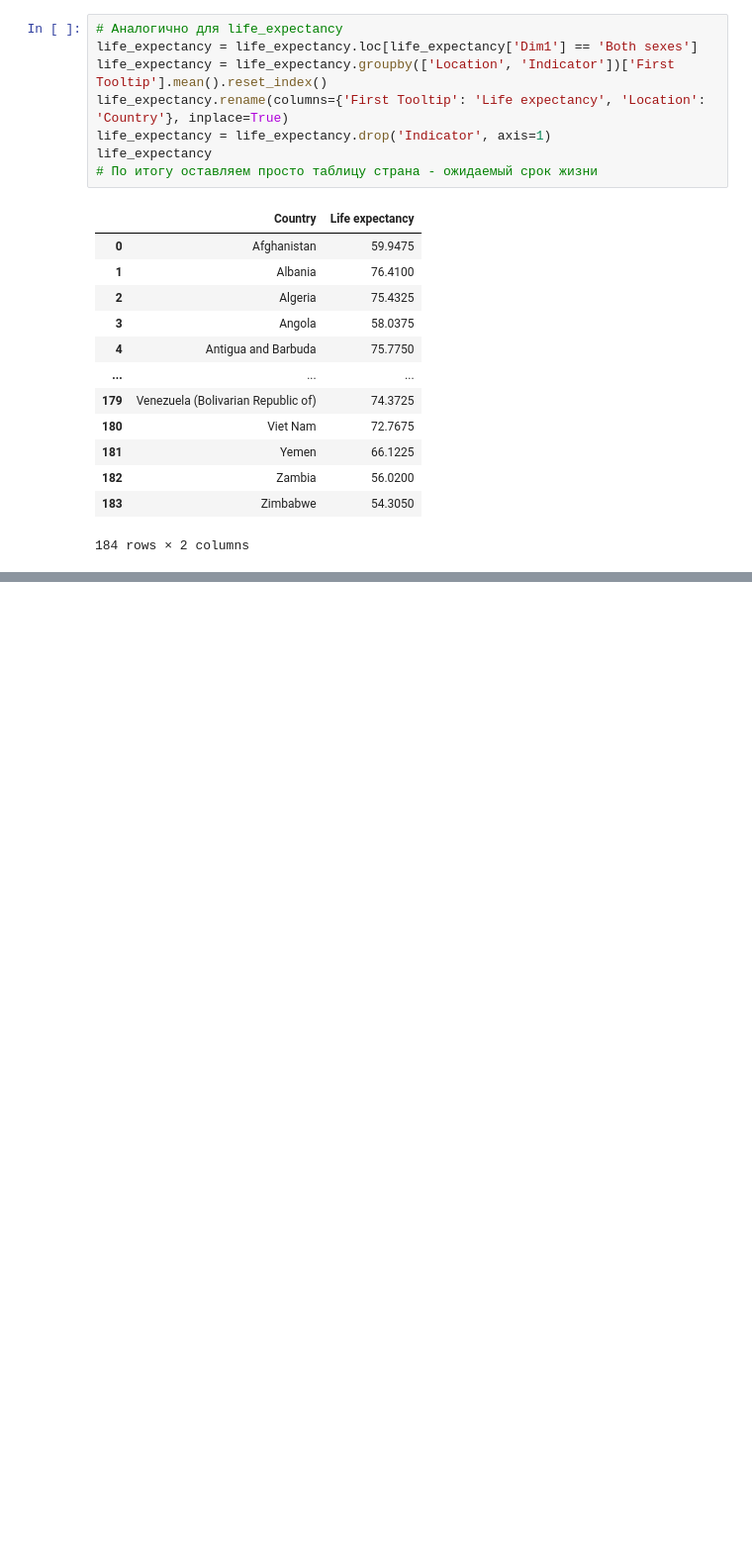
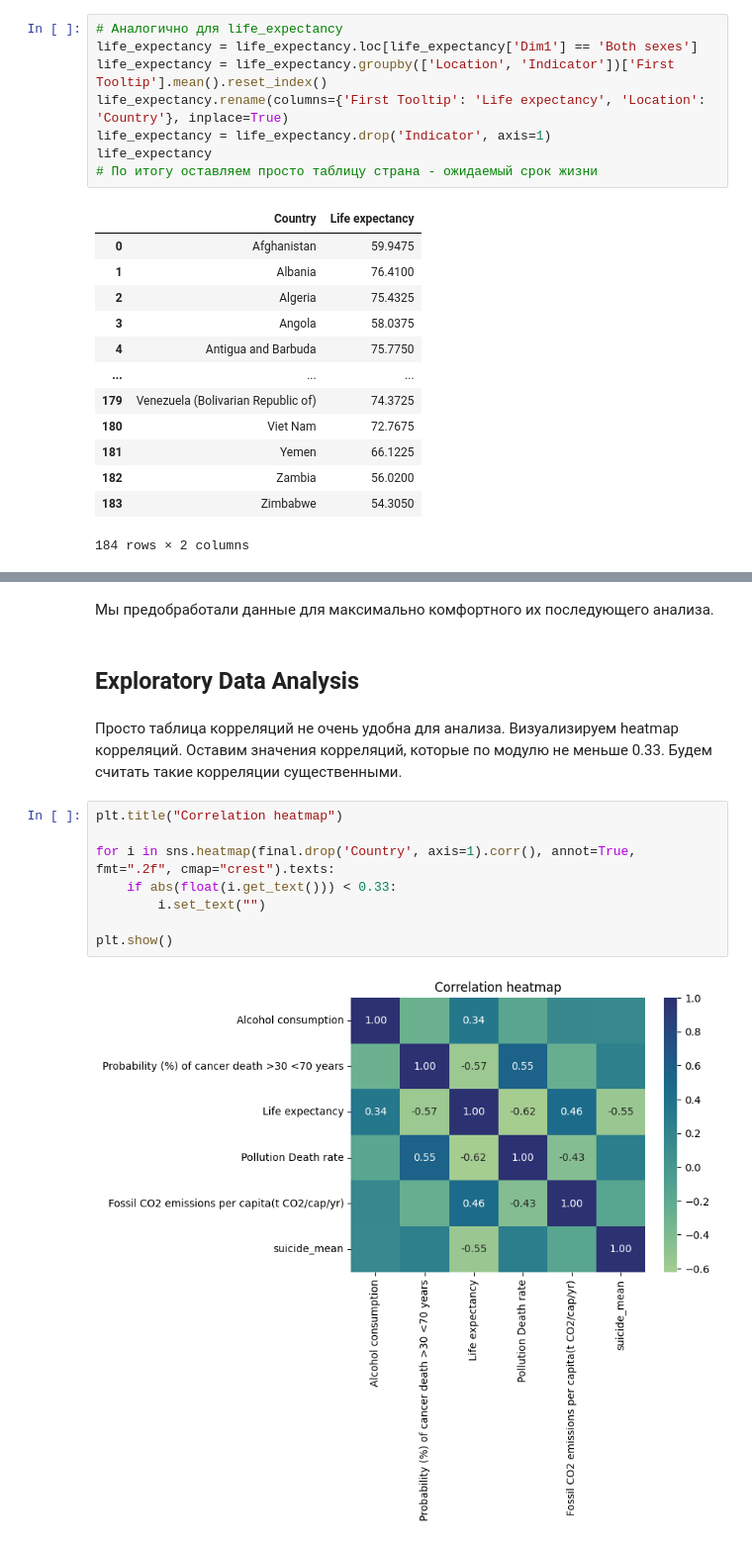
Before and after one commit to SonyaCoolikova/andan_andan, a Jupyter notebook: Sonya_Cool.ipynb, the cells around one changed output, grey strips where cells are left out. Shown: that part at 99% size. Saved outputs shown, nothing was run; the diff lists cells and outputs as text; blank space fills up the shorter version.

```diff
--- a/Sonya_Cool.ipynb
+++ b/Sonya_Cool.ipynb
@@ -194,0 +258,16 @@ final
+# %% [markdown]
+Мы предобработали данные для максимально комфортного их последующего анализа.
+# %% [markdown]
+## Exploratory Data Analysis
+# %% [markdown]
+Просто таблица корреляций не очень удобна для анализа. Визуализируем heatmap корреляций. Оставим значения корреляций, которые по модулю не меньше 0.33. Будем считать такие корреляции существенными.
+# %%
+plt.title("Correlation heatmap")
+
+for i in sns.heatmap(final.drop('Country', axis=1).corr(), annot=True, fmt=".2f", cmap="crest").texts:
+    if abs(float(i.get_text())) < 0.33:
+        i.set_text("")
+
+plt.show()
+# %% [output]
+[figure, added]
```
Also changed, not shown: parts of 61 cells of this notebook.
